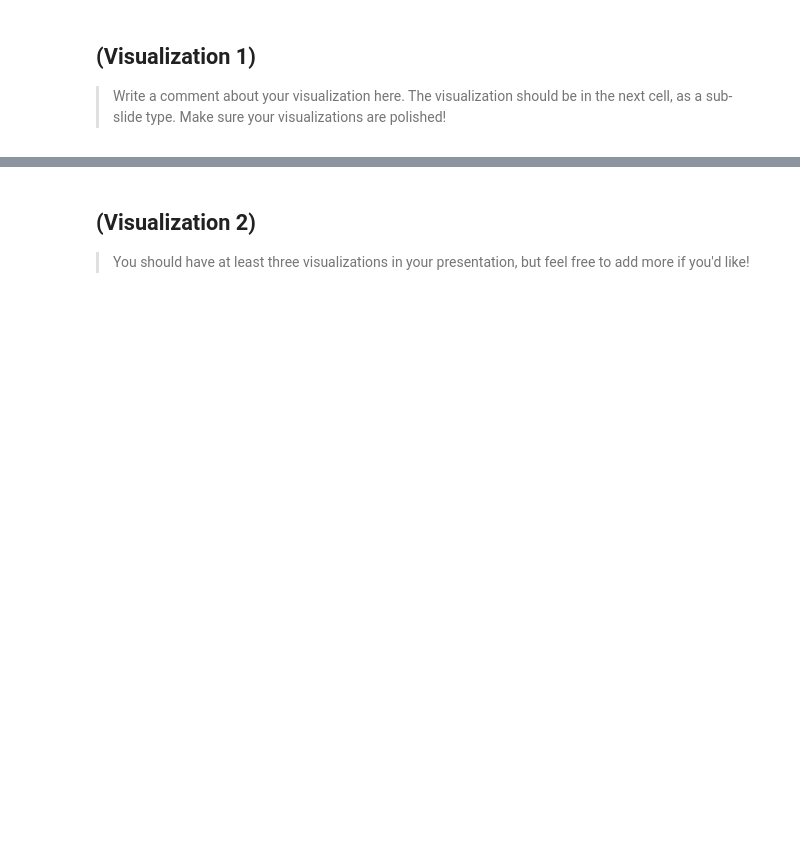
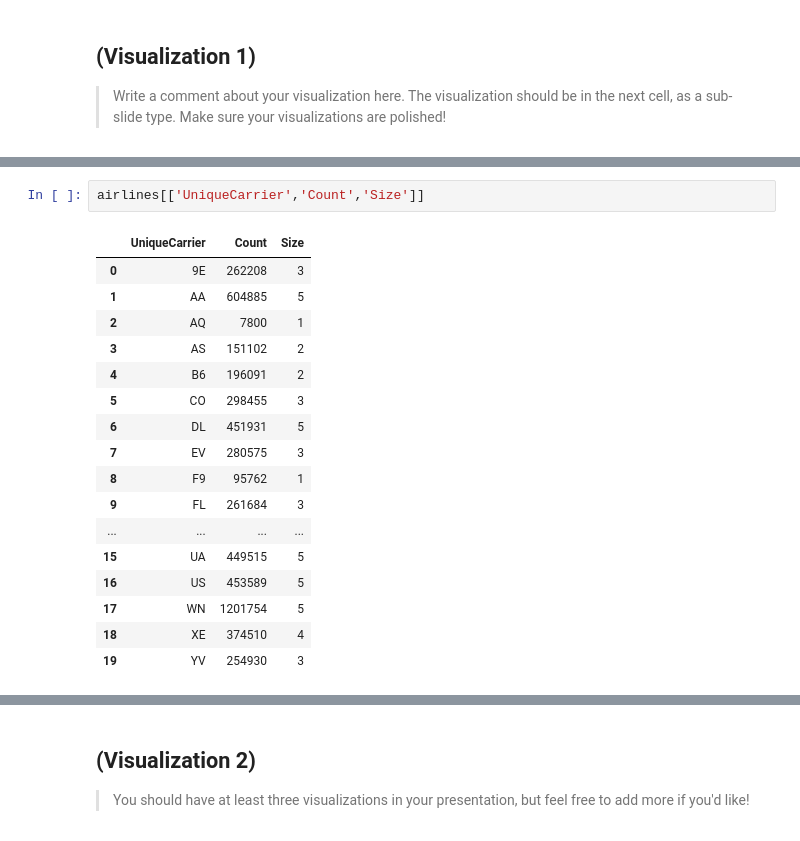
Before and after one commit to aryan9211/communicate-data-findings, a Jupyter notebook: slide_deck.ipynb, the cells around one changed output, grey strips where cells are left out. Cells and saved outputs as stored; diff of their text form; blank space fills up the shorter version.

```diff
--- a/slide_deck.ipynb
+++ b/slide_deck.ipynb
@@ -77,0 +101,20 @@ for i, txt in enumerate(airlines.UniqueCarrier):
+# %%
+airlines[['UniqueCarrier','Count','Size']]
+# %% [output]
+|  | UniqueCarrier | Count | Size |
+| 0 | 9E | 262208 | 3 |
+| 1 | AA | 604885 | 5 |
+| 2 | AQ | 7800 | 1 |
+| 3 | AS | 151102 | 2 |
+| 4 | B6 | 196091 | 2 |
+| 5 | CO | 298455 | 3 |
+| 6 | DL | 451931 | 5 |
+| 7 | EV | 280575 | 3 |
+| 8 | F9 | 95762 | 1 |
+| 9 | FL | 261684 | 3 |
+| ... | ... | ... | ... |
+| 15 | UA | 449515 | 5 |
+| 16 | US | 453589 | 5 |
+| 17 | WN | 1201754 | 5 |
+| 18 | XE | 374510 | 4 |
+| 19 | YV | 254930 | 3 |
```
Also changed, not shown: parts of 5 cells of this notebook.
